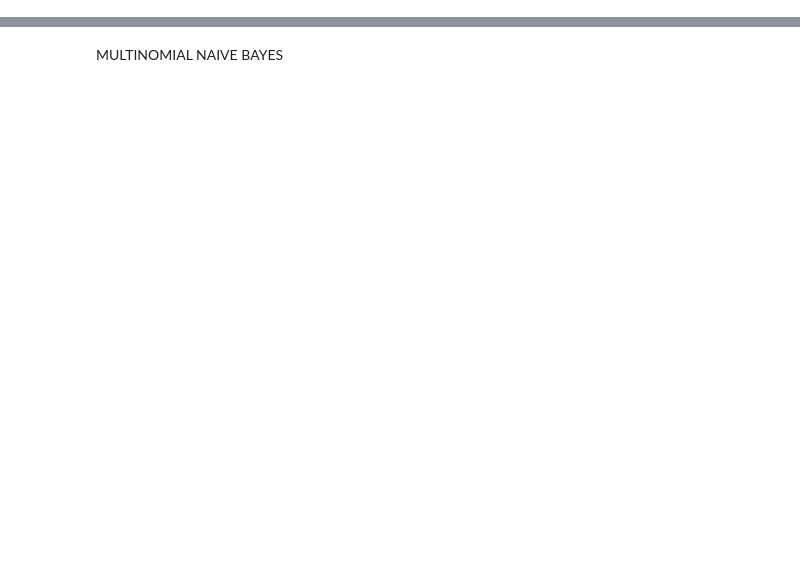
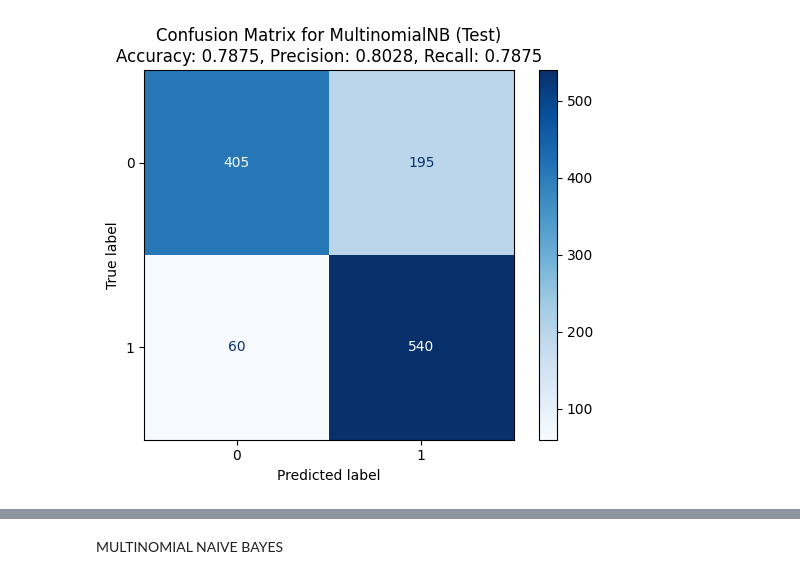
Before and after one commit to mahsyazeta/NBPSO, a Jupyter notebook: nbpso/naiveBayes.ipynb, the cells around one changed output, grey strips where cells are left out. Drawn from its saved outputs; the diff is of its cells as text; code cells hidden in the pictures; blank space fills up the shorter version.

```diff
--- a/nbpso/naiveBayes.ipynb
+++ b/nbpso/naiveBayes.ipynb
@@ -58,0 +43,93 @@ for train_idx, val_idx in kfold.split(X, y):
+# %%
+# Melakukan cross validation
+for model_name, model in models.items():
+    print(f"Evaluating {model_name}")
+    fold = 1
+    for train_idx, val_idx in kfold.split(X, y):
+        X_train, X_test = X[train_idx], X[val_idx]
+        y_train, y_test = y.iloc[train_idx], y.iloc[val_idx]
+
+        # Fit model
+        model.fit(X_train.toarray(), y_train)
+        y_predTrain = model.predict(X_train.toarray())
+        y_predTest = model.predict(X_test.toarray())
+
+        # Calculate metrics
+        accuracyTrain = accuracy_score(y_train, y_predTrain)
+        accuracyTest = accuracy_score(y_test, y_predTest)
+        precisionTrain = precision_score(y_train, y_predTrain, average='weighted')
+        precisionTest = precision_score(y_test, y_predTest, average='weighted')
+        recallTrain = recall_score(y_train, y_predTrain, average='weighted')
+        recallTest = recall_score(y_test, y_predTest, average='weighted')
+
+        # Save metrics
+        cv_results[model_name]['accuracyTrain'].append(accuracyTrain)
+        cv_results[model_name]['accuracyTest'].append(accuracyTest)
+        cv_results[model_name]['precisionTrain'].append(precisionTrain)
+        cv_results[model_name]['precisionTest'].append(precisionTest)
+        cv_results[model_name]['recallTrain'].append(recallTrain)
+        cv_results[model_name]['recallTest'].append(recallTest)
+
+        # Save true and predicted values for confusion matrix
+        cv_results[model_name]['y_test_all'].extend(y_test)
+        cv_results[model_name]['y_predTest_all'].extend(y_predTest)
+        cv_results[model_name]['y_train_all'].extend(y_train)
+        cv_results[model_name]['y_predTrain_all'].extend(y_predTrain)
+
+        # Print metrics for current fold
+        print(f"Fold {fold} - {model_name}:")
+        print(f"  Accuracy Test: {accuracyTest:.4f}")
+        print(f"  Precision Test: {precisionTest:.4f}")
+        print(f"  Recall Test: {recallTest:.4f}")
+        print(f"  Accuracy Train: {accuracyTrain:.4f}")
+        print(f"  Precision Train: {precisionTrain:.4f}")
+        print(f"  Recall Train: {recallTrain:.4f}")
+        print('-' * 50)
+        fold += 1
+
+# Menghitung rata-rata metrik
+results_data = {
+    'Model': [],
+    'Mean Accuracy Test': [],
+    'Mean Accuracy Train': [],
+    'Mean Precision Test': [],
+    'Mean Precision Train': [],
+    'Mean Recall Test': [],
+    'Mean Recall Train': []
+}
+
+for model_name, metrics in cv_results.items():
+    results_data['Model'].append(model_name)
+    results_data['Mean Accuracy Test'].append(np.mean(metrics['accuracyTest']) * 100)
+    results_data['Mean Accuracy Train'].append(np.mean(metrics['accuracyTrain']) * 100)
+    results_data['Mean Precision Test'].append(np.mean(metrics['precisionTest']) * 100)
+    results_data['Mean Precision Train'].append(np.mean(metrics['precisionTrain']) * 100)
+    results_data['Mean Recall Test'].append(np.mean(metrics['recallTest']) * 100)
+    results_data['Mean Recall Train'].append(np.mean(metrics['recallTrain']) * 100)
+
+# Membuat DataFrame dari data hasil
+results_df = pd.DataFrame(results_data)
+print("\nOverall Results:")
+print(results_df)
+
+# Menampilkan confusion matrix gabungan untuk setiap model
+def plot_confusion_matrix(y_true, y_pred, model_name, dataset_type):
+    cm = confusion_matrix(y_true, y_pred)
+    disp = ConfusionMatrixDisplay(confusion_matrix=cm, display_labels=[0, 1])
+    disp.plot(cmap=plt.cm.Blues)
+    accuracy = accuracy_score(y_true, y_pred)
+    precision = precision_score(y_true, y_pred, average='weighted')
+    recall = recall_score(y_true, y_pred, average='weighted')
+    plt.title(f'Confusion Matrix for {model_name} ({dataset_type})\n'
+              f'Accuracy: {accuracy:.4f}, Precision: {precision:.4f}, Recall: {recall:.4f}')
+    plt.show()
+
+for model_name, metrics in cv_results.items():
+    y_test_all = metrics['y_test_all']
+    y_predTest_all = metrics['y_predTest_all']
+    plot_confusion_matrix(y_test_all, y_predTest_all, model_name, 'Test')
+
+    y_train_all = metrics['y_train_all']
+    y_predTrain_all = metrics['y_predTrain_all']
+    plot_confusion_matrix(y_train_all, y_predTrain_all, model_name, 'Train')
+# %% [output]
@@ -58,0 +153 @@ for train_idx, val_idx in kfold.split(X, y):
+[figure, added]
```
Also changed, not shown: parts of 12 cells of this notebook, 25 other files.
